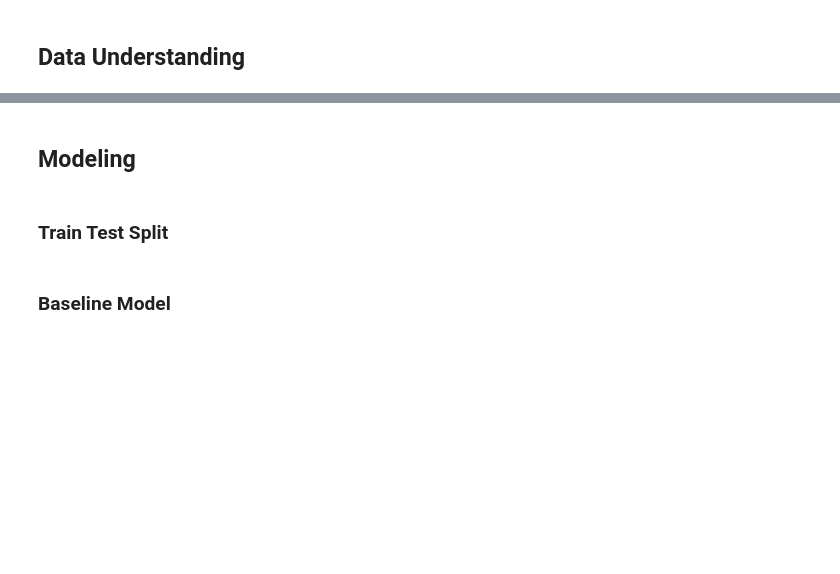
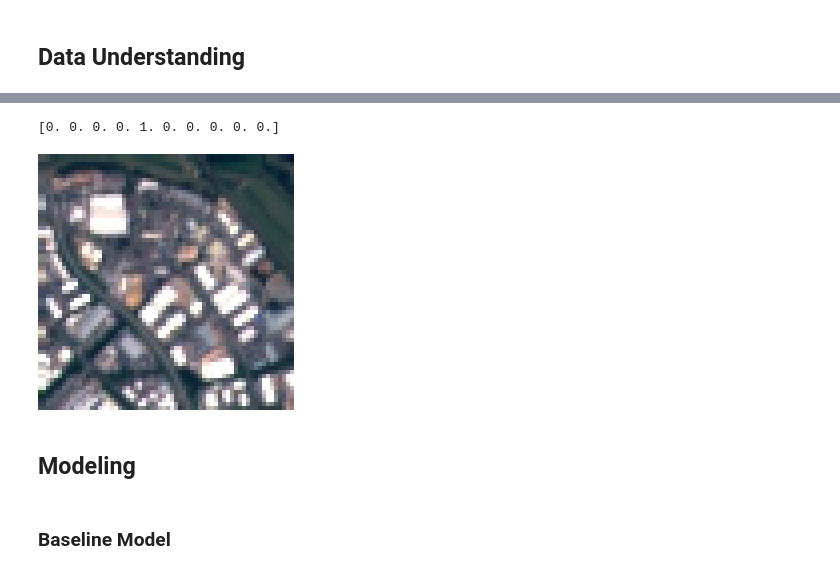
Before and after one commit to aokdata/Land_Cover_Classification, a Jupyter notebook: Land_Cover_Classification_Notebook.ipynb, the cells around one changed output, grey strips where cells are left out. Saved outputs shown, nothing was run; the diff lists cells and outputs as text; code cells hidden in the pictures; blank space fills up the shorter version.

```diff
--- a/Land_Cover_Classification_Notebook.ipynb
+++ b/Land_Cover_Classification_Notebook.ipynb
@@ -98,4 +349,9 @@ True
+# %%
+# Preview a test data image
+print(test_labels[0])
+array_to_img(test_images[0])
+# %% [output]
+[0. 0. 0. 0. 1. 0. 0. 0. 0. 0.]
+[figure, added]
 # %% [markdown]
 ## Modeling
-# %% [markdown]
-### Train Test Split
```
Also changed, not shown: parts of 49 cells of this notebook.
